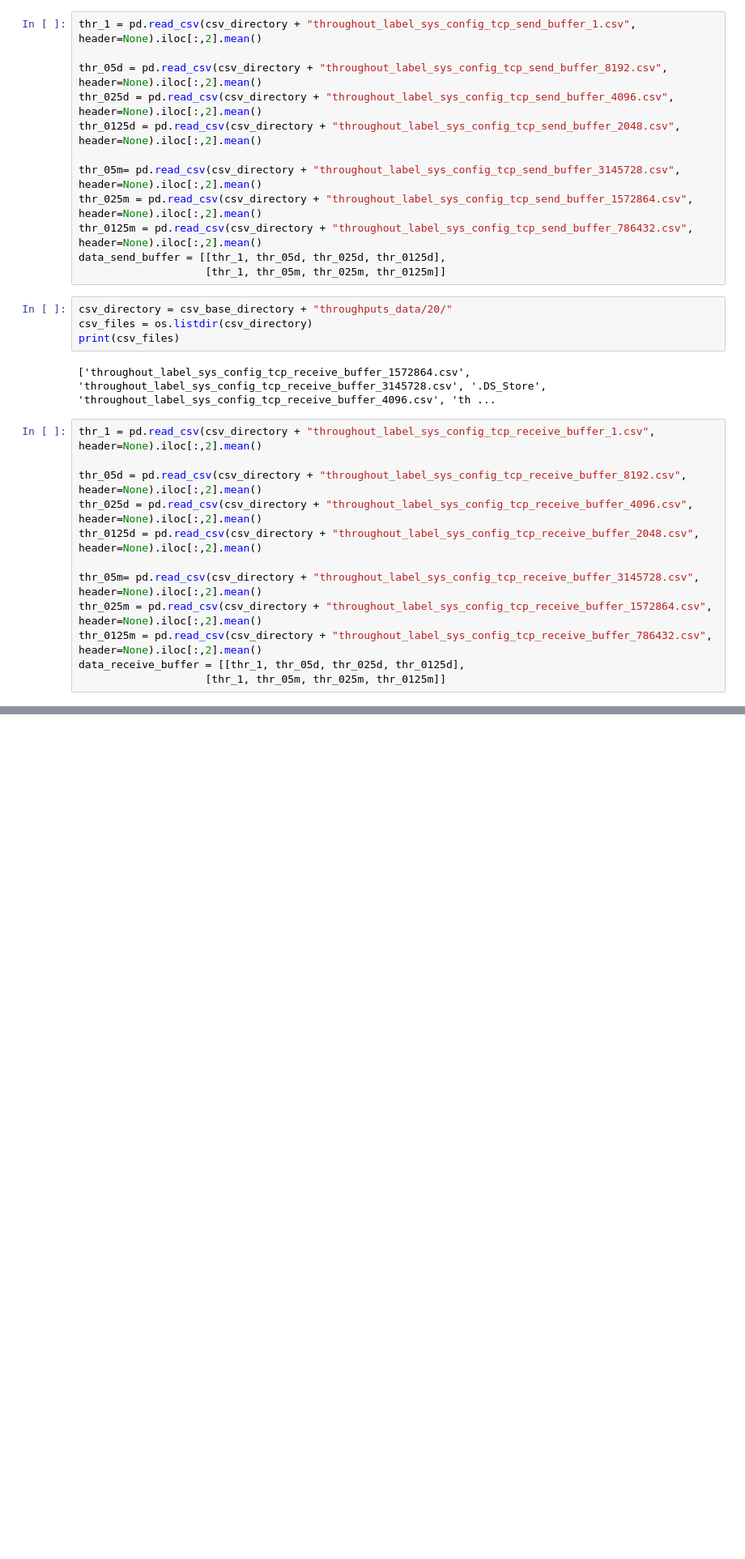
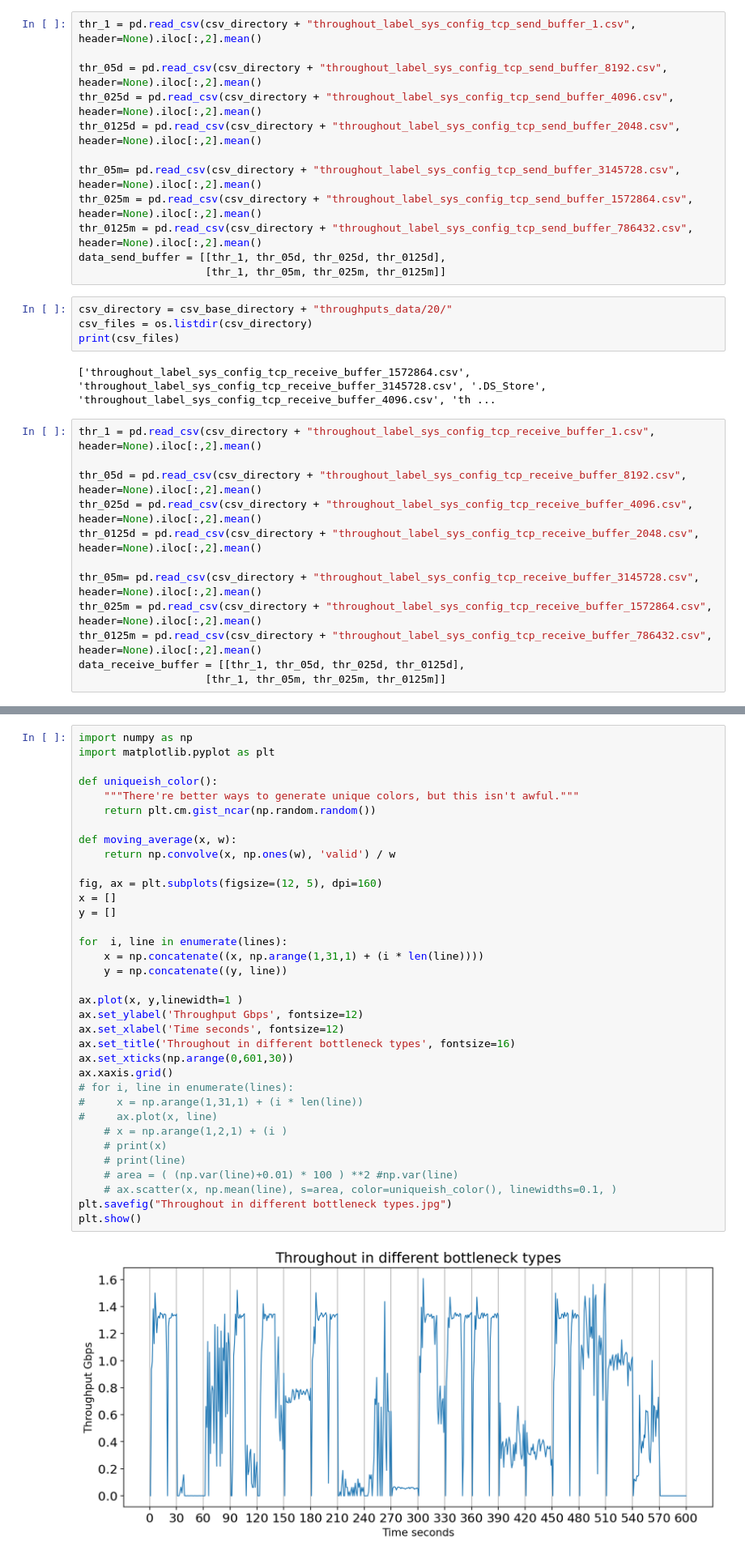
Before and after one commit to EhsanSaZ/BottleneckDetection, a Jupyter notebook: analysis/throughput_analysis.ipynb, the cells around one changed output, grey strips where cells are left out. Shown at 81% size. Saved outputs shown, nothing was run; the diff lists cells and outputs as text; blank space fills up the shorter version.

```diff
--- a/analysis/throughput_analysis.ipynb
+++ b/analysis/throughput_analysis.ipynb
@@ -606,0 +633,37 @@ plt.show()
+# %%
+import numpy as np
+import matplotlib.pyplot as plt
+
+def uniqueish_color():
+    """There're better ways to generate unique colors, but this isn't awful."""
+    return plt.cm.gist_ncar(np.random.random())
+
+def moving_average(x, w):
+    return np.convolve(x, np.ones(w), 'valid') / w
+
+fig, ax = plt.subplots(figsize=(12, 5), dpi=160)
+x = []
+y = []
+
+for  i, line in enumerate(lines):
+    x = np.concatenate((x, np.arange(1,31,1) + (i * len(line))))
+    y = np.concatenate((y, line))
+
+ax.plot(x, y,linewidth=1 )
+ax.set_ylabel('Throughput Gbps', fontsize=12)
+ax.set_xlabel('Time seconds', fontsize=12)
+ax.set_title('Throughout in different bottleneck types', fontsize=16)
+ax.set_xticks(np.arange(0,601,30))
+ax.xaxis.grid()
+# for i, line in enumerate(lines):
+#     x = np.arange(1,31,1) + (i * len(line))
+#     ax.plot(x, line)
+    # x = np.arange(1,2,1) + (i )
+    # print(x)
+    # print(line)
+    # area = ( (np.var(line)+0.01) * 100 ) **2 #np.var(line)
+    # ax.scatter(x, np.mean(line), s=area, color=uniqueish_color(), linewidths=0.1, )
+plt.savefig("Throughout in different bottleneck types.jpg")
+plt.show()
+# %% [output]
+[figure, added]
```
Also changed, not shown: parts of 3 cells of this notebook, 1 other file.
